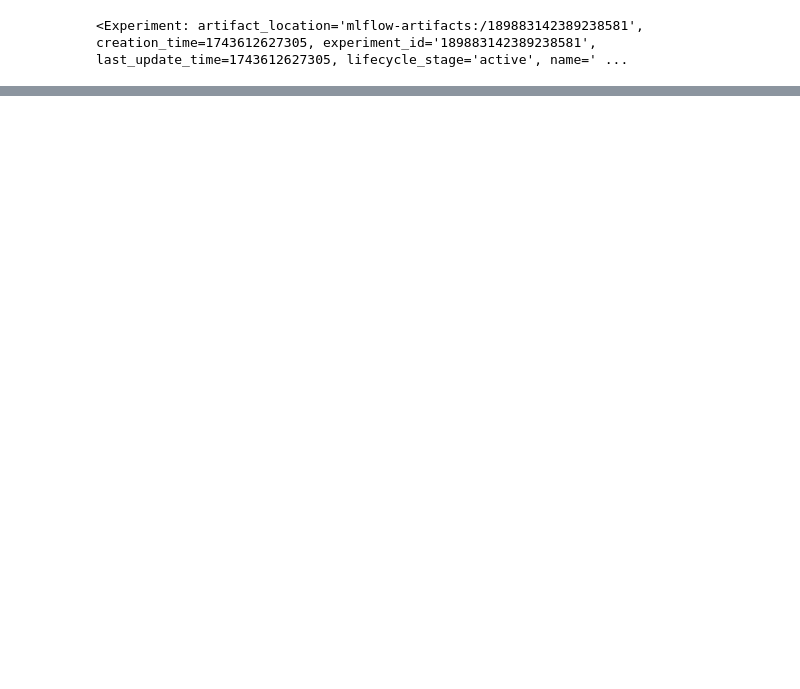
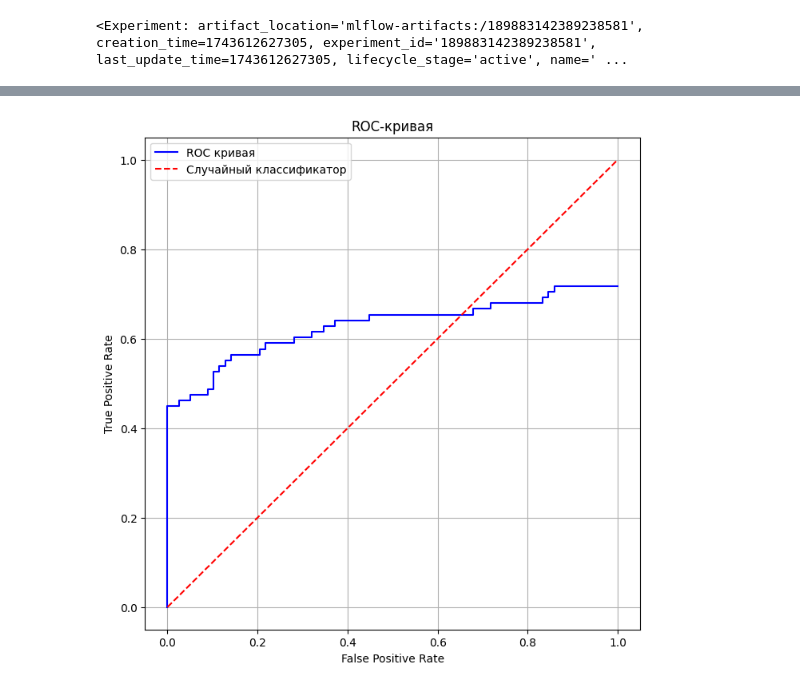
Before and after one commit to nikitazhuikov/ML-projects, a Jupyter notebook: TitanikSklearnML.ipynb, the cells around one changed output, grey strips where cells are left out. Saved outputs shown, nothing was run; the diff lists cells and outputs as text; code cells hidden in the pictures; blank space fills up the shorter version.

```diff
--- a/TitanikSklearnML.ipynb
+++ b/TitanikSklearnML.ipynb
@@ -118,28 +189,30 @@ comparison_df
 # %%
-P = comparison_df['Actual'].value_counts()[1]
-N = comparison_df['Actual'].value_counts()[0]
+P = len(comparison_df[comparison_df['Actual']==0])
+N = len(comparison_df[comparison_df['Actual']==0])
 # %%
 y = 0
 x = 0
 X = [x]
 Y = [y]
 for a in comparison_df['Actual']:
     if a == 1:
         y += 1/P
     else:
         x += 1/N
     X.append(x)
     Y.append(y)
 # Строим график
 plt.figure(figsize=(8, 8))
 plt.plot(X, Y, 'b-', label='ROC кривая')
 plt.plot([0, 1], [0, 1], 'r--', label='Случайный классификатор')
 plt.xlabel('False Positive Rate')
 plt.ylabel('True Positive Rate')
-plt.title('ROC-кривая для модели Титаник')
+plt.title('ROC-кривая')
 plt.legend()
 plt.grid(True)
 plt.show()
+# %% [output]
+[figure, added]
 # %%
 tpot = TPOTClassifier(
     generations=5,  # количество поколений для оптимизации
```
Also changed, not shown: parts of 21 cells of this notebook.
